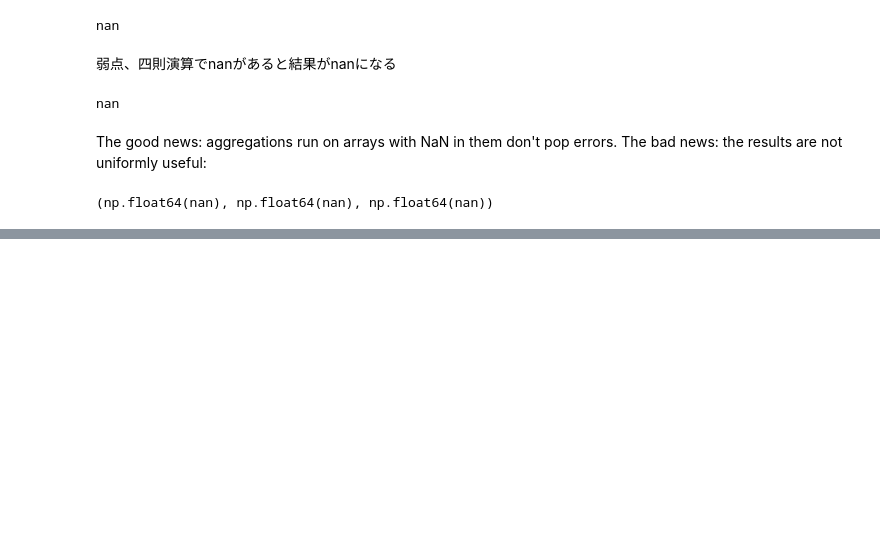
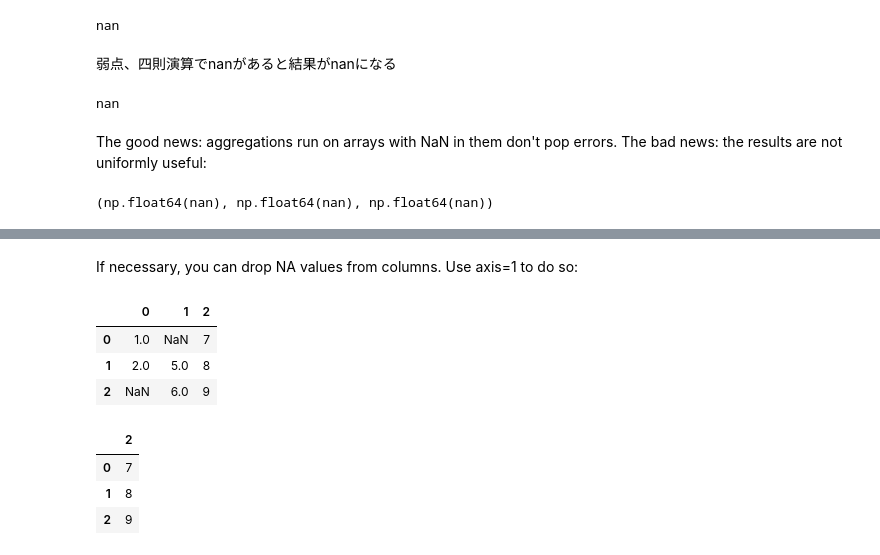
Before and after one commit to YUKIo511/Data_Science, a Jupyter notebook: ds2,8data preparation.ipynb, the cells around one changed output, grey strips where cells are left out. Saved outputs shown, nothing was run; the diff lists cells and outputs as text; code cells hidden in the pictures; blank space fills up the shorter version.

```diff
--- a/ds2,8data preparation.ipynb
+++ b/ds2,8data preparation.ipynb
@@ -238,0 +436,16 @@ example2.sum(), example2.min(), example2.max()
+# %% [markdown]
+If necessary, you can drop NA values from columns. Use axis=1 to do so:
+# %%
+example4
+# %% [output]
+|  | 0 | 1 | 2 |
+| 0 | 1.0 | NaN | 7 |
+| 1 | 2.0 | 5.0 | 8 |
+| 2 | NaN | 6.0 | 9 |
+# %%
+example4.dropna(axis='columns')#必要であらばしていすれば列を削除
+# %% [output]
+|  | 2 |
+| 0 | 7 |
+| 1 | 8 |
+| 2 | 9 |
```
Also changed, not shown: parts of 24 cells of this notebook.
